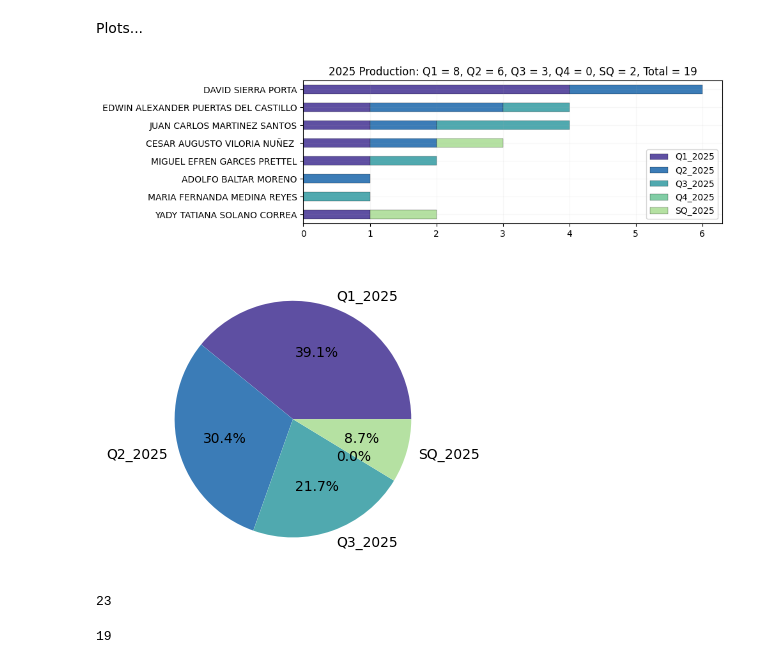
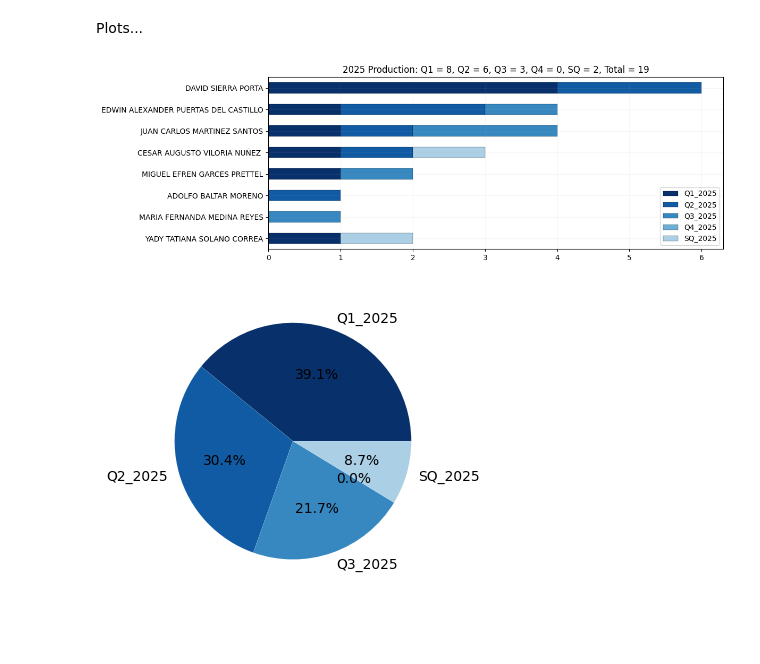
Before and after one commit to sierraporta/Scopus-Metrics-UTB, a Jupyter notebook: Script_Scopus_Investigaciones2.ipynb, the cells around one changed output. Saved outputs shown, nothing was run; the diff lists cells and outputs as text; code cells hidden in the pictures; blank space fills up the shorter version.

```diff
--- a/Script_Scopus_Investigaciones2.ipynb
+++ b/Script_Scopus_Investigaciones2.ipynb
@@ -325,24 +325,24 @@ Plots...
 # %%
 dat_ETD=data1[(data1["ESCUELA"]=="ESCUELA DE TRANSFORMACIÓN DIGITAL")&(data1["Total 2025 (include SQ)"]>0)]
 # %%
-cmap = plt.get_cmap('Spectral_r')
-colors = [cmap(i) for i in np.arange(0, 1, 0.08)]
+cmap = plt.get_cmap('Blues_r')
+colors = [cmap(i) for i in np.linspace(0, 1, 7)]
 # %%
 dat_ETD.set_index("DOCENTE")\
     .sort_values(by="Total 2025",ascending=True)[["Q1_2025","Q2_2025","Q3_2025","Q4_2025","SQ_2025"]]\
-    .plot.barh(stacked=True, figsize=(10, 3), color=colors, edgecolor='k', lw=0.2)
+    .plot.barh(stacked=True, figsize=(12, 4), color=colors, edgecolor='k', lw=0.2)
 plt.grid(alpha=0.1); plt.ylabel(None)
 plt.title("2025 Production: Q1 = {}, Q2 = {}, Q3 = {}, Q4 = {}, SQ = {}, Total = {}".format(
     len(data2[(data2["ESCUELA"]=="ESCUELA DE TRANSFORMACIÓN DIGITAL")&(data2["quartile"]=="Q1")&(data2["year"]==2025)].drop_duplicates(subset="publication")),
           len(data2[(data2["ESCUELA"]=="ESCUELA DE TRANSFORMACIÓN DIGITAL")&(data2["quartile"]=="Q2")&(data2["year"]==2025)].drop_duplicates(subset="publication")),
 len(data2[(data2["ESCUELA"]=="ESCUELA DE TRANSFORMACIÓN DIGITAL")&(data2["quartile"]=="Q3")&(data2["year"]==2025)].drop_duplicates(subset="publication")),
 len(data2[(data2["ESCUELA"]=="ESCUELA DE TRANSFORMACIÓN DIGITAL")&(data2["quartile"]=="Q4")&(data2["year"]==2025)].drop_duplicates(subset="publication")),
 len(data2[(data2["ESCUELA"]=="ESCUELA DE TRANSFORMACIÓN DIGITAL")&((data2["quartile"]=="-")|(data2["quartile"].isna()))&(data2["year"]==2025)].drop_duplicates(subset="publication")),
          len(data2[(data2["ESCUELA"]=="ESCUELA DE TRANSFORMACIÓN DIGITAL")&(data2["year"]==2025)].drop_duplicates(subset="publication"))))
 plt.tight_layout()
 plt.savefig("ETD1.png",dpi=300,bbox_inches='tight')
 # %% [output]
-[figure, old version]
+[figure, new version]
 # %%
 dat_ETD[["Q1_2025","Q2_2025","Q3_2025","Q4_2025","SQ_2025"]].T.sum(axis=1).plot.pie(autopct='%1.1f%%',
                                                                                     figsize=(4,4),
@@ -353,12 +353,4 @@ plt.tight_layout()
 plt.savefig("ETD2.png",dpi=300,bbox_inches='tight')
 plt.show()
 # %% [output]
-[figure, old version]
+[figure, new version]
-# %%
-len(data2[(data2["ESCUELA"]=="ESCUELA DE TRANSFORMACIÓN DIGITAL")&(data2["year"]==2025)])
-# %% [output]
-23
-# %%
-len(data2[(data2["ESCUELA"]=="ESCUELA DE TRANSFORMACIÓN DIGITAL")&(data2["year"]==2025)].drop_duplicates(subset="publication"))
-# %% [output]
-19
```
Also changed, not shown: parts of 5 cells of this notebook, 5 other files.
